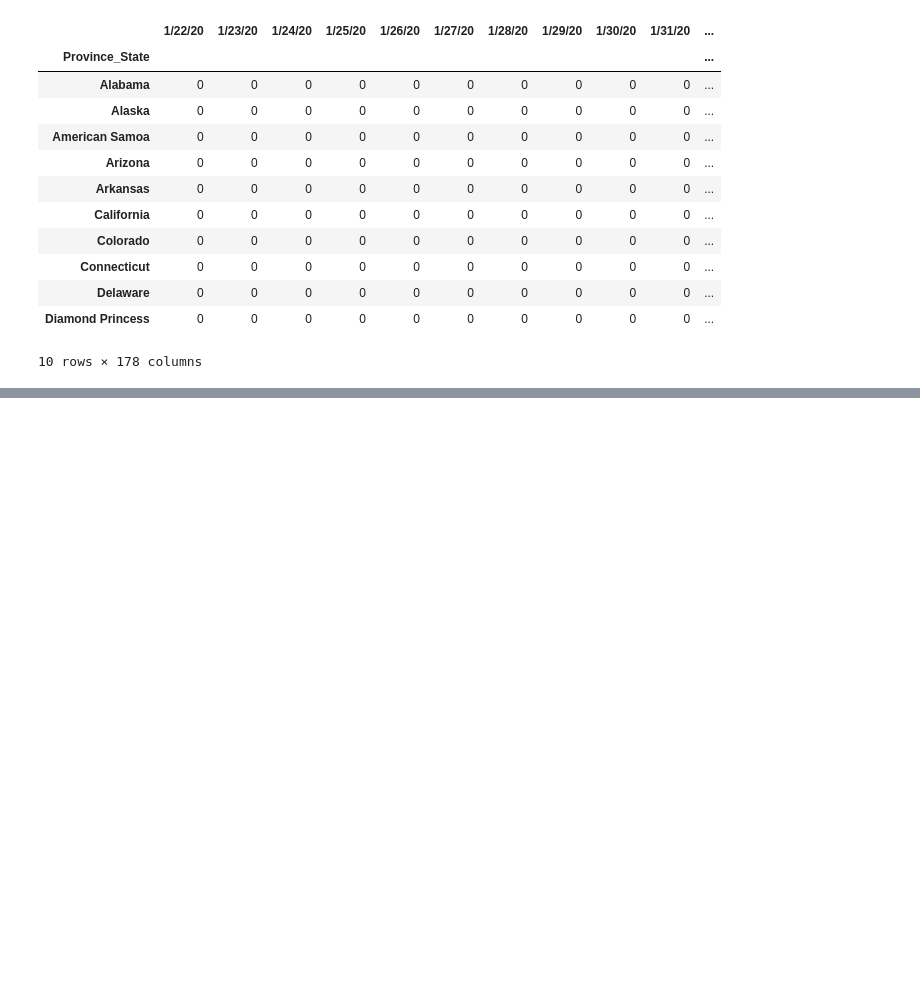
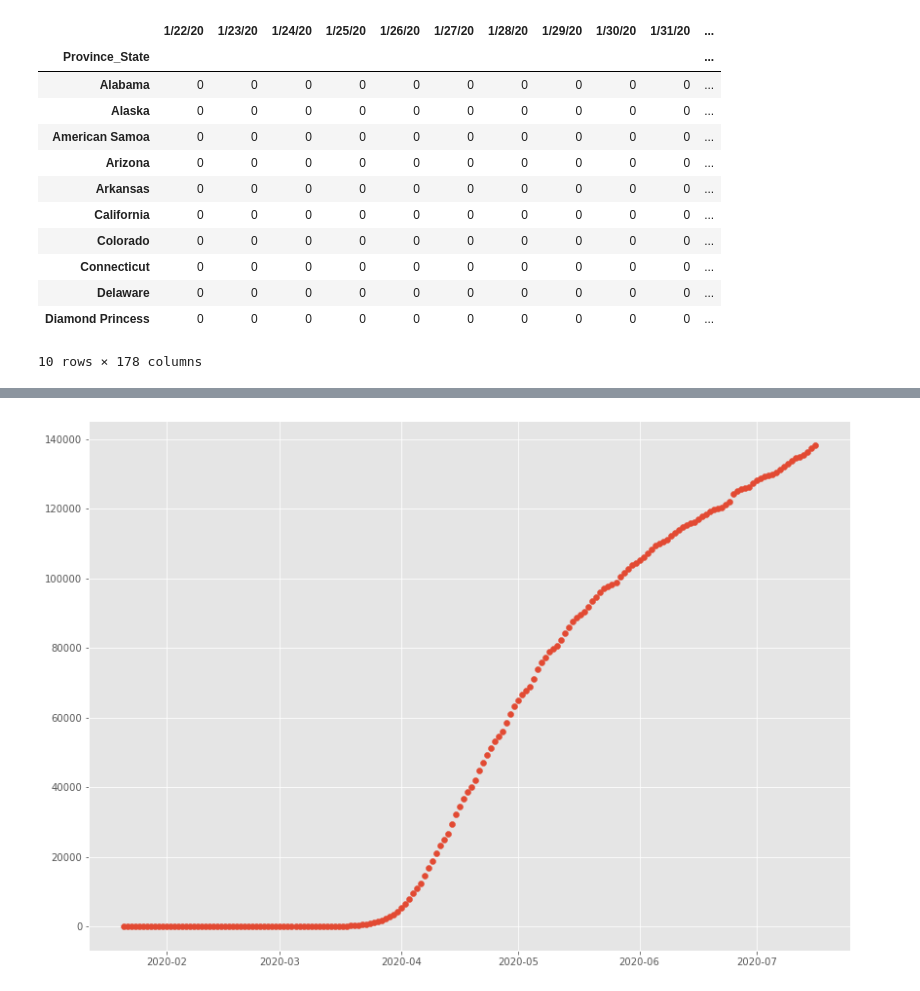
Before and after one commit to wrighhj/Group_2_Project_1, a Jupyter notebook: CovidProject.ipynb, the cells around one changed output, grey strips where cells are left out. Drawn from its saved outputs; the diff is of its cells as text; code cells hidden in the pictures; blank space fills up the shorter version.

```diff
--- a/CovidProject.ipynb
+++ b/CovidProject.ipynb
@@ -74,0 +146,4 @@ jh_pivot.head(10)
+# %%
+plt.scatter(x = x_data, y = y_data_deaths);
+# %% [output]
+[figure, added]
```
Also changed, not shown: parts of 9 cells of this notebook, 1 other file.
